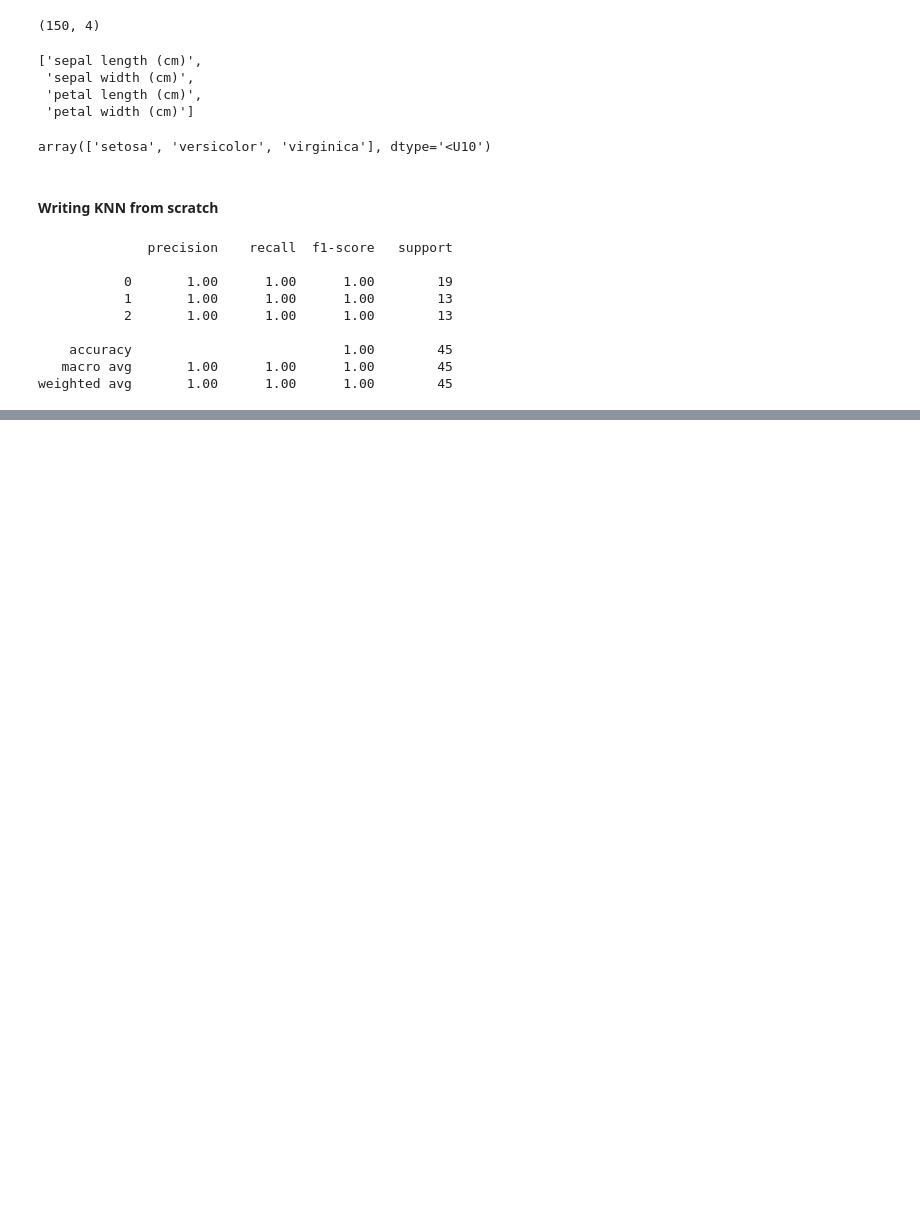
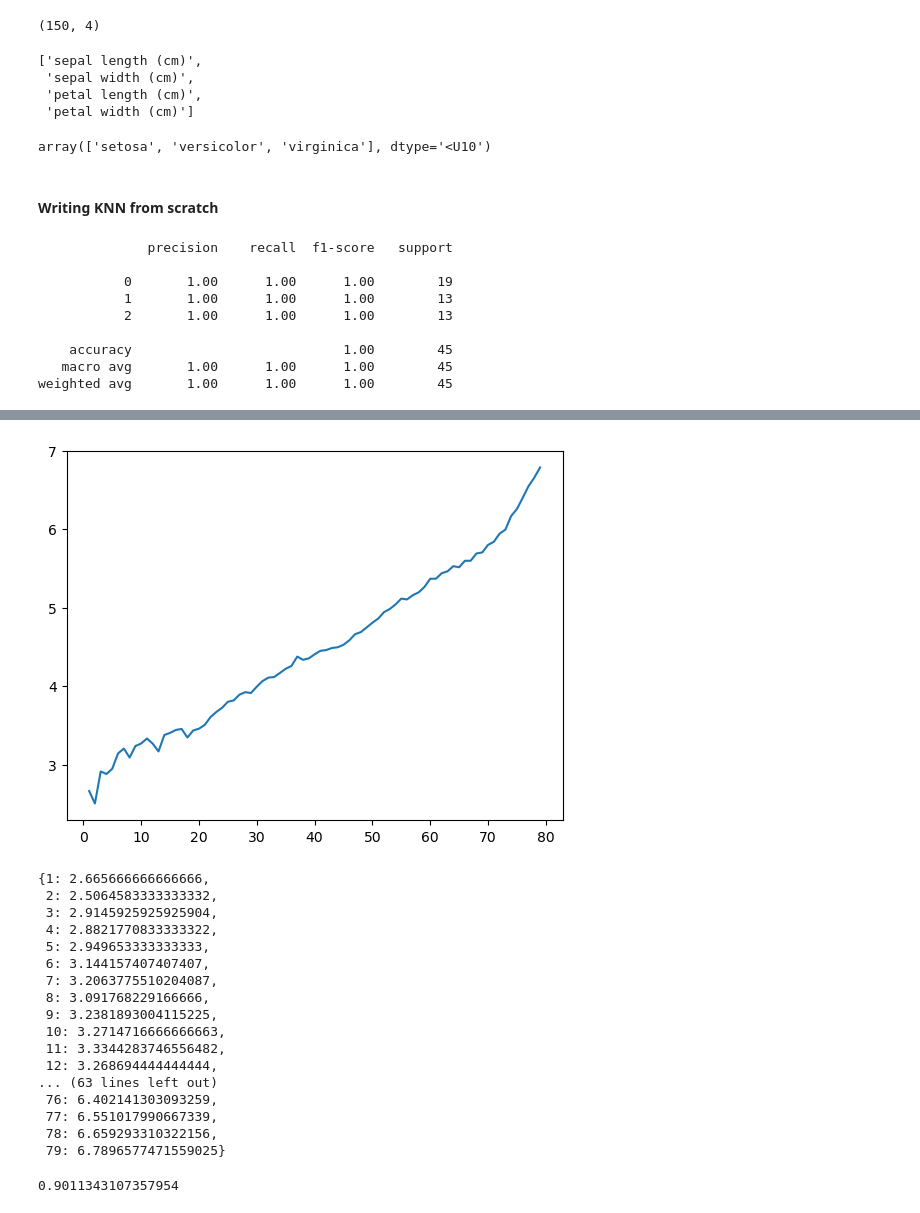
Before and after one commit to Imiahmadi/datascience_learning, a Jupyter notebook: KNN.ipynb, the cells around one changed output, grey strips where cells are left out. Drawn from its saved outputs; the diff is of its cells as text; code cells hidden in the pictures; blank space fills up the shorter version.

```diff
--- a/KNN.ipynb
+++ b/KNN.ipynb
@@ -62,0 +102,38 @@ weighted avg       1.00      1.00      1.00        45
+# %%
+x = df2[['TV', 'Radio', 'Newspaper']].values
+
+x_train, x_test, y_train, y_test = train_test_split(x,y,test_size=0.3)
+# %%
+k_list = np.arange(1,80,1)
+knn_dict = {}
+
+for i in k_list:
+    knn = KNeighborsRegressor(n_neighbors = int(i))
+    model_knn = knn.fit(x_train, y_train)
+    y_knn_pred = model_knn.predict(x_test)
+    mse = mean_squared_error(y_test, y_knn_pred)
+    knn_dict[i] = mse
+
+plt.plot(*zip(*sorted(knn_dict.items())))
+plt.show()
+
+knn_dict
+# %% [output]
+[figure, added]
+{1: 2.665666666666666,
+ 2: 2.5064583333333332,
+ 3: 2.9145925925925904,
+ 4: 2.8821770833333322,
+ 5: 2.949653333333333,
+ 6: 3.144157407407407,
+ 7: 3.2063775510204087,
+ 8: 3.091768229166666,
+ 9: 3.2381893004115225,
+ 10: 3.2714716666666663,
+ 11: 3.3344283746556482,
+ 12: 3.268694444444444,
+... (63 lines left out)
+ 76: 6.402141303093259,
+ 77: 6.551017990667339,
+ 78: 6.659293310322156,
+ 79: 6.7896577471559025}
@@ -62,0 +144,4 @@ weighted avg       1.00      1.00      1.00        45
+# %%
+r2_score(y_test, y_knn_pred)
+# %% [output]
+0.9011343107357954
```
Also changed, not shown: parts of 12 cells of this notebook, 1 other file.
